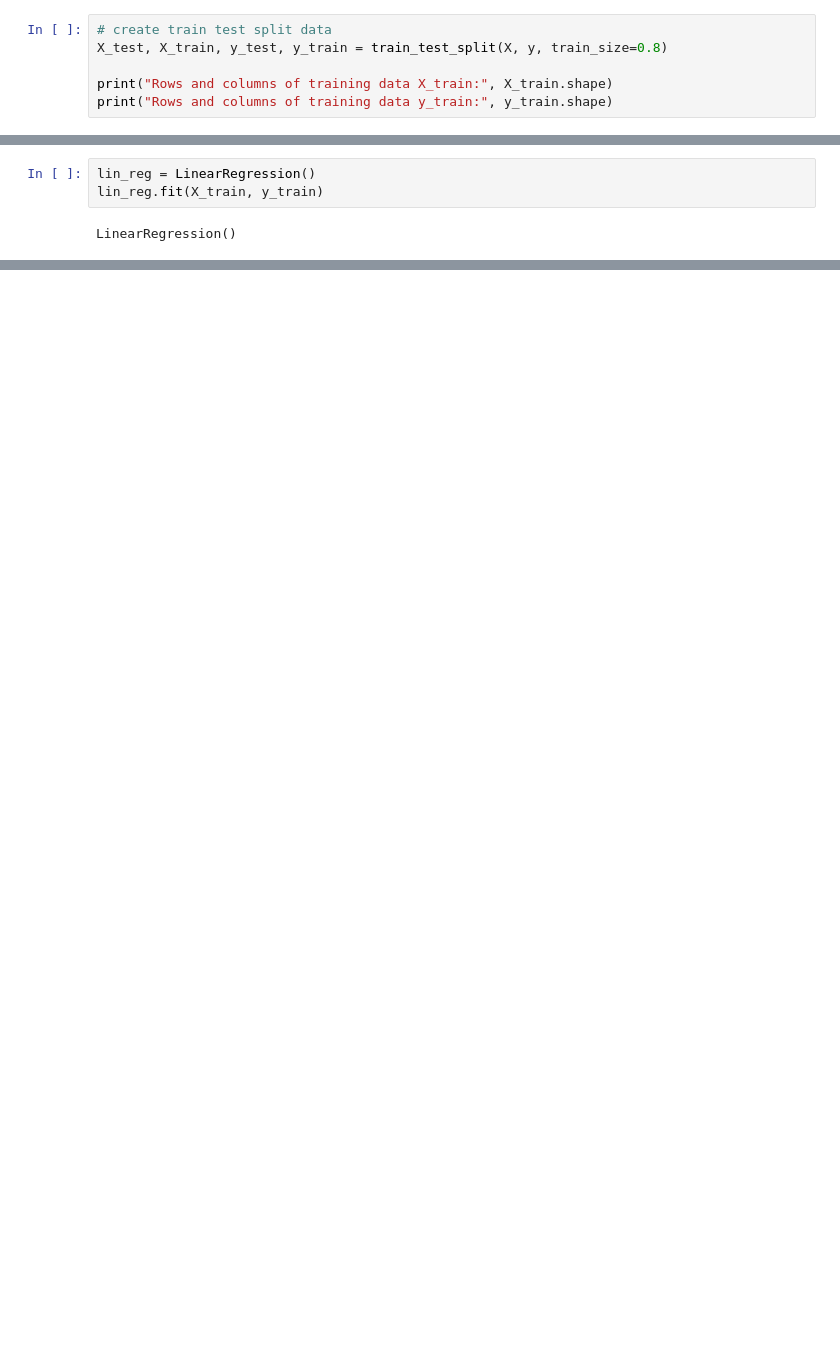
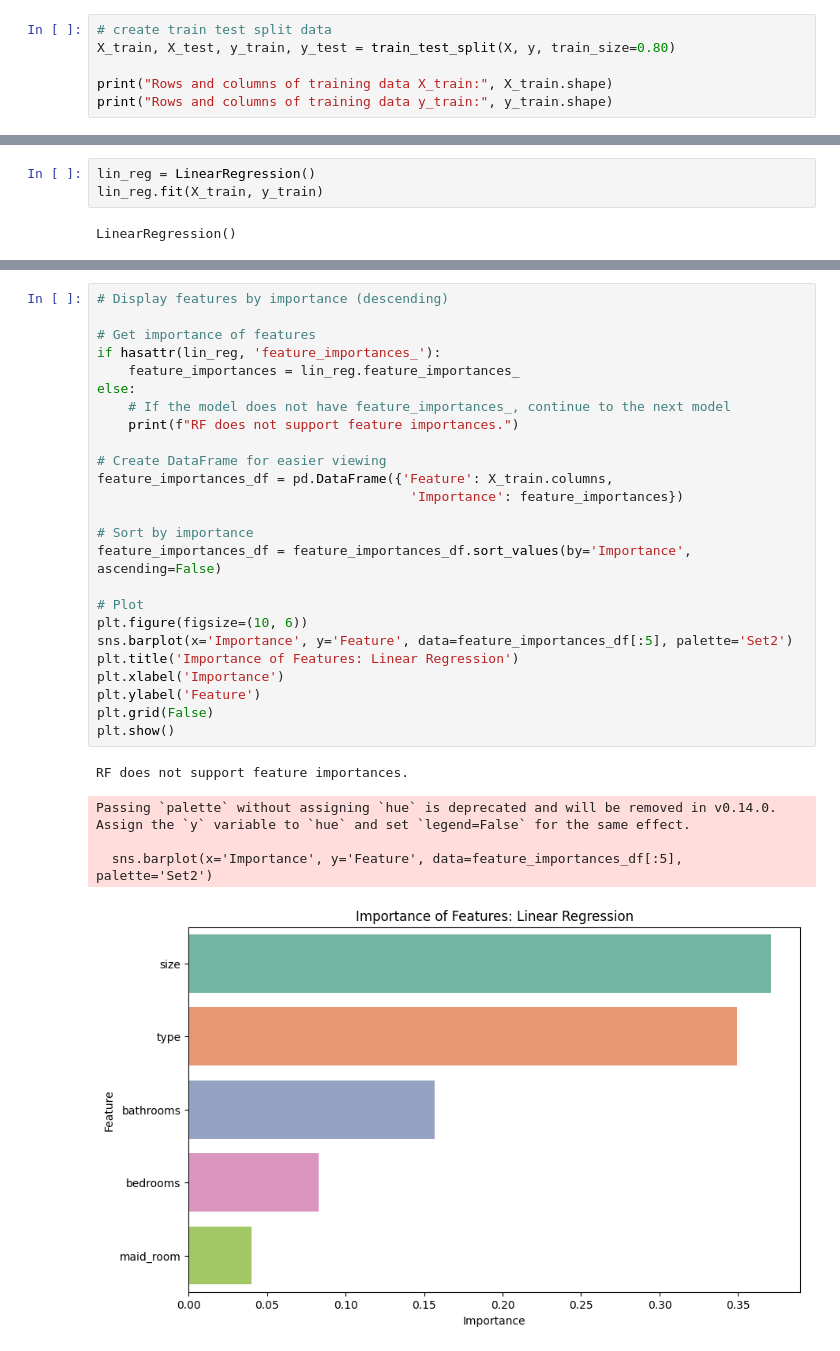
Before and after one commit to bryanchen24/Egyptian-Real-Estate-Pricing-Prediction, a Jupyter notebook: realestate_model.ipynb, the cells around one changed output, grey strips where cells are left out. Cells and saved outputs as stored; diff of their text form; blank space fills up the shorter version.

```diff
--- a/realestate_model.ipynb
+++ b/realestate_model.ipynb
@@ -271,7 +257,7 @@ X: (18367, 5)
 y:(18367,)
 # %%
 # create train test split data
-X_test, X_train, y_test, y_train = train_test_split(X, y, train_size=0.8)
+X_train, X_test, y_train, y_test = train_test_split(X, y, train_size=0.80)
 
 print("Rows and columns of training data X_train:", X_train.shape)
 print("Rows and columns of training data y_train:", y_train.shape)
@@ -311,0 +330,31 @@ LinearRegression()
+# %%
+# Display features by importance (descending)
+
+# Get importance of features
+if hasattr(lin_reg, 'feature_importances_'):
+    feature_importances = lin_reg.feature_importances_
+else:
+    # If the model does not have feature_importances_, continue to the next model
+    print(f"RF does not support feature importances.")
+
+# Create DataFrame for easier viewing
+feature_importances_df = pd.DataFrame({'Feature': X_train.columns,
+                                        'Importance': feature_importances})
+
+# Sort by importance
+feature_importances_df = feature_importances_df.sort_values(by='Importance', ascending=False)
+
+# Plot
+plt.figure(figsize=(10, 6))
+sns.barplot(x='Importance', y='Feature', data=feature_importances_df[:5], palette='Set2')
+plt.title('Importance of Features: Linear Regression')
+plt.xlabel('Importance')
+plt.ylabel('Feature')
+plt.grid(False)
+plt.show()
+# %% [output]
+RF does not support feature importances.
+Passing `palette` without assigning `hue` is deprecated and will be removed in v0.14.0. Assign the `y` variable to `hue` and set `legend=False` for the same effect.
+
+  sns.barplot(x='Importance', y='Feature', data=feature_importances_df[:5], palette='Set2')
+[figure, added]
```
Also changed, not shown: parts of 17 cells of this notebook, 1 other file.
